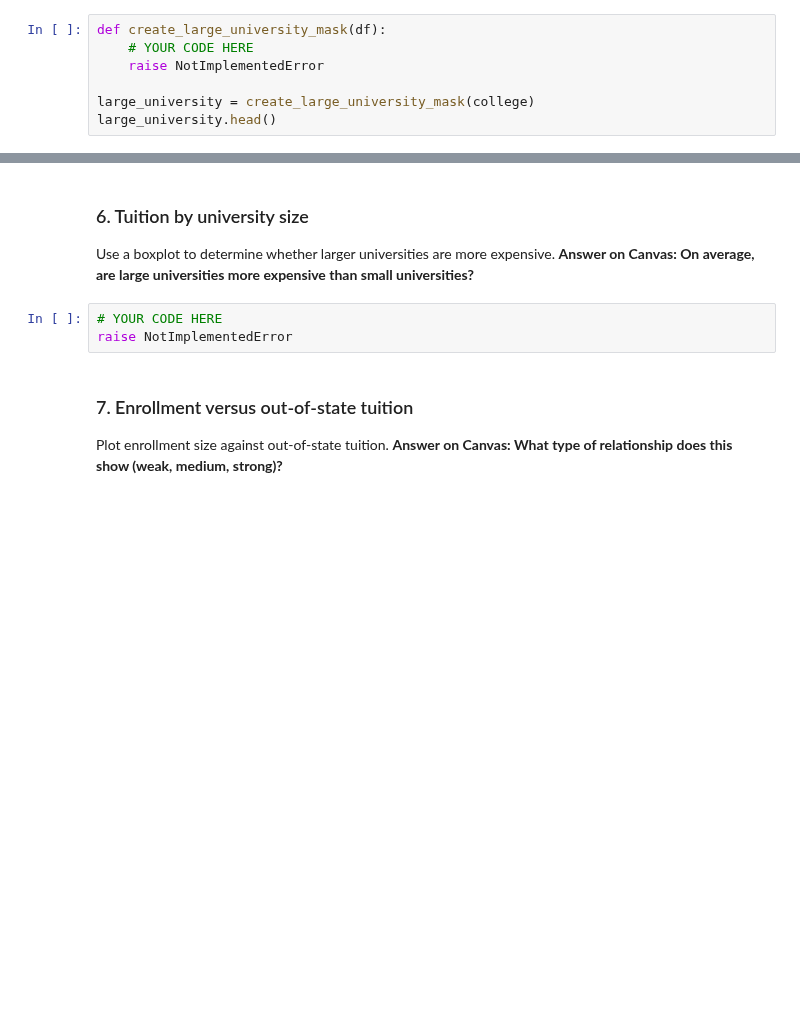
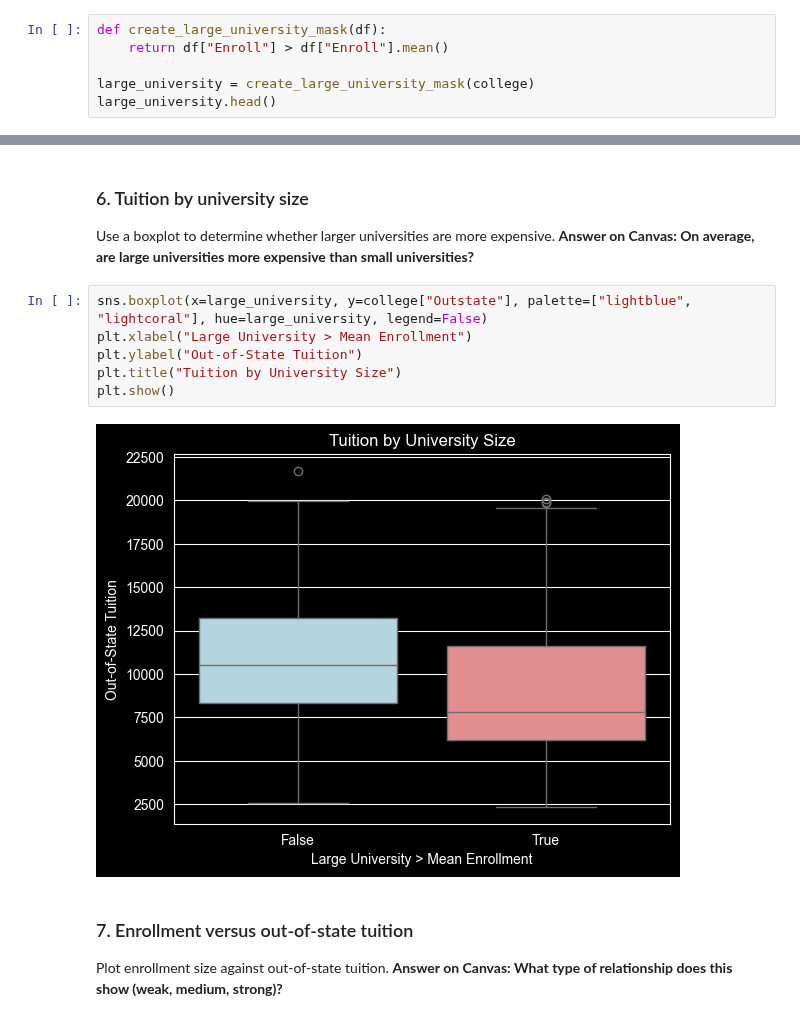
Before and after one commit to fuadh246/ese-5410, a Jupyter notebook: homework/project_2/project2_student_template.ipynb, the cells around one changed output, grey strips where cells are left out. Cells and saved outputs as stored; diff of their text form; blank space fills up the shorter version.

```diff
--- a/homework/project_2/project2_student_template.ipynb
+++ b/homework/project_2/project2_student_template.ipynb
@@ -223,8 +239,7 @@ raise NotImplementedError
 A university is considered large when its `Enroll` value is **greater than the mean enrollment** of all universities. Implement `create_large_university_mask(df)` and assign its result to `large_university`.
 # %%
 def create_large_university_mask(df):
-    # YOUR CODE HERE
-    raise NotImplementedError
+    return df["Enroll"] > df["Enroll"].mean()
 
 large_university = create_large_university_mask(college)
 large_university.head()
@@ -253,8 +291,13 @@ grade_enroll(enroll_answer, college)
 ### 6. Tuition by university size
 Use a boxplot to determine whether larger universities are more expensive. **Answer on Canvas: On average, are large universities more expensive than small universities?**
 # %%
-# YOUR CODE HERE
-raise NotImplementedError
+sns.boxplot(x=large_university, y=college["Outstate"], palette=["lightblue", "lightcoral"], hue=large_university, legend=False)
+plt.xlabel("Large University > Mean Enrollment")
+plt.ylabel("Out-of-State Tuition")
+plt.title("Tuition by University Size")
+plt.show()
+# %% [output]
+[figure, added]
 # %% [markdown]
 ### 7. Enrollment versus out-of-state tuition
 Plot enrollment size against out-of-state tuition. **Answer on Canvas: What type of relationship does this show (weak, medium, strong)?**
```
Also changed, not shown: parts of 38 cells of this notebook.
